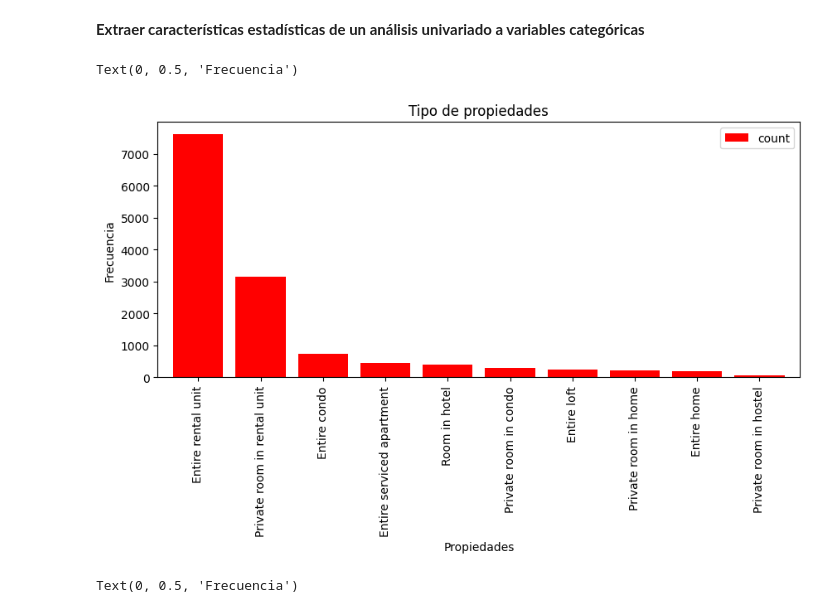
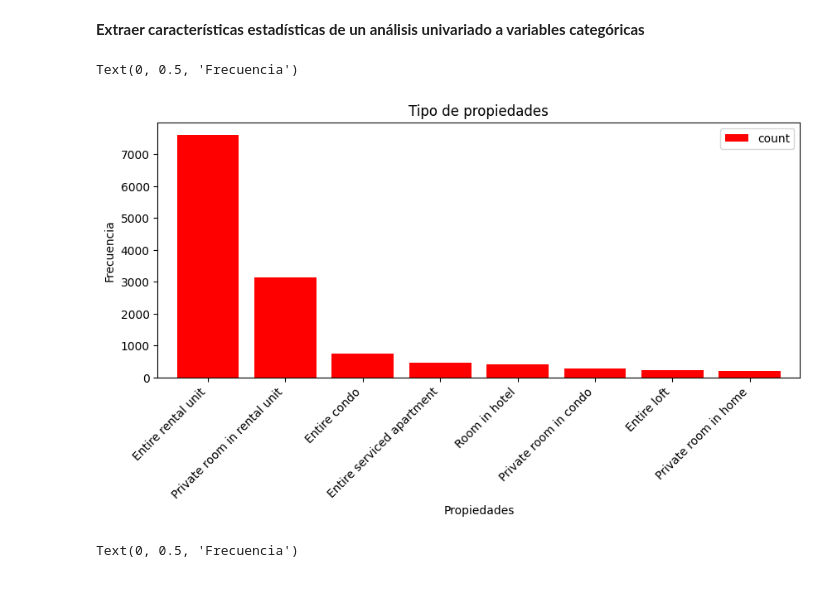
Before and after one commit to Raydays55/Actividad-5, a Jupyter notebook: Act5.ipynb, the cells around one changed output. Saved outputs shown, nothing was run; the diff lists cells and outputs as text; code cells hidden in the pictures.

```diff
--- a/Act5.ipynb
+++ b/Act5.ipynb
@@ -55,24 +55,25 @@ memory usage: 5.5+ MB
 # %%
 # 1. Análisis univariado property_type
 Tabla_freq_prop = df_extrac['property_type'].value_counts().reset_index()
 Tabla_freq_prop
 
 # Filtro de valores más relevantes de la variable categórica
-Filtro_prop = Tabla_freq_prop[Tabla_freq_prop['count'] > 65]
+Filtro_prop = Tabla_freq_prop[Tabla_freq_prop['count'] > 65].head(8)
 Filtro_prop
 
 # Ajustar el índice del DF
 Filtro_index_prop = Filtro_prop.set_index('property_type')
 Filtro_index_prop
 
 # Realizar gráfica de barras del DF filtrado, Análisis univariado de una frecuencia
 Filtro_index_prop.plot(kind = 'bar', width = 0.8, figsize = (10,4), color = "red")
 plt.title('Tipo de propiedades')
+plt.xticks(rotation=45, ha='right')
 plt.xlabel('Propiedades')
 plt.ylabel('Frecuencia')
 # %% [output]
 Text(0, 0.5, 'Frecuencia')
-[figure, old version]
+[figure, new version]
 # %%
 # 2. Análisis univariado room_type
 Tabla_freq_room = df_extrac['room_type'].value_counts().reset_index()
```
Also changed, not shown: parts of 1 cell of this notebook.
